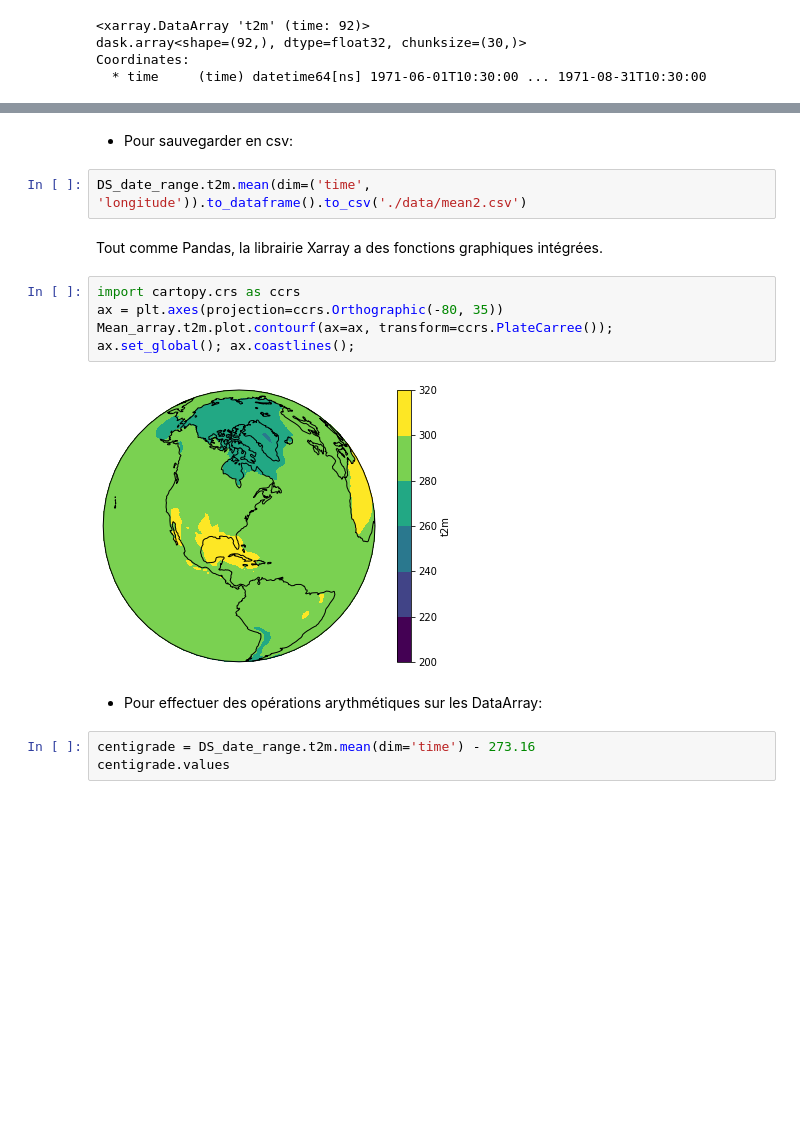
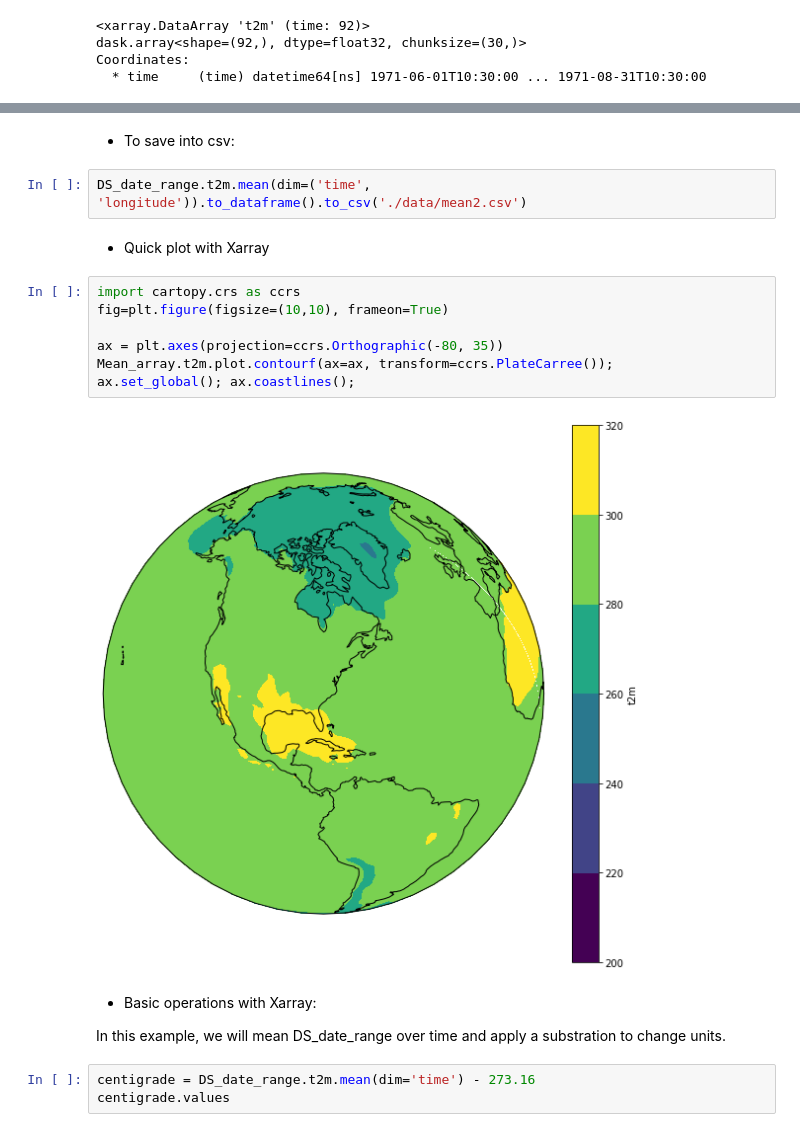
Before and after one commit to guimeto/Python_Training_September, a Jupyter notebook: Part2/4-Tutoriel_Xarray.ipynb, the cells around one changed output, grey strips where cells are left out. Cells and saved outputs as stored; diff of their text form; blank space fills up the shorter version.

```diff
--- a/Part2/4-Tutoriel_Xarray.ipynb
+++ b/Part2/4-Tutoriel_Xarray.ipynb
@@ -255,18 +276,22 @@ DS_date_range.t2m.mean(dim=('latitude', 'longitude')).plot()
-# %% [markdown]
-- Pour sauvegarder en csv:
+# %% [markdown]
+- To save into csv:
 # %%
 DS_date_range.t2m.mean(dim=('time', 'longitude')).to_dataframe().to_csv('./data/mean2.csv')
-# %% [markdown]
-Tout comme Pandas, la librairie Xarray a des fonctions graphiques intégrées.
+# %% [markdown]
+- Quick plot with Xarray
 # %%
 import cartopy.crs as ccrs
+fig=plt.figure(figsize=(10,10), frameon=True)
+
 ax = plt.axes(projection=ccrs.Orthographic(-80, 35))
 Mean_array.t2m.plot.contourf(ax=ax, transform=ccrs.PlateCarree());
 ax.set_global(); ax.coastlines();
 # %% [output]
-[figure, old version]
+[figure, new version]
-# %% [markdown]
-- Pour effectuer des opérations arythmétiques sur les DataArray:
+# %% [markdown]
+- Basic operations with Xarray:
+
+In this example, we will mean DS_date_range over time and apply a substration to change units.
 # %%
 centigrade = DS_date_range.t2m.mean(dim='time') - 273.16
 centigrade.values
```
Also changed, not shown: parts of 75 cells of this notebook, 24 other files.
